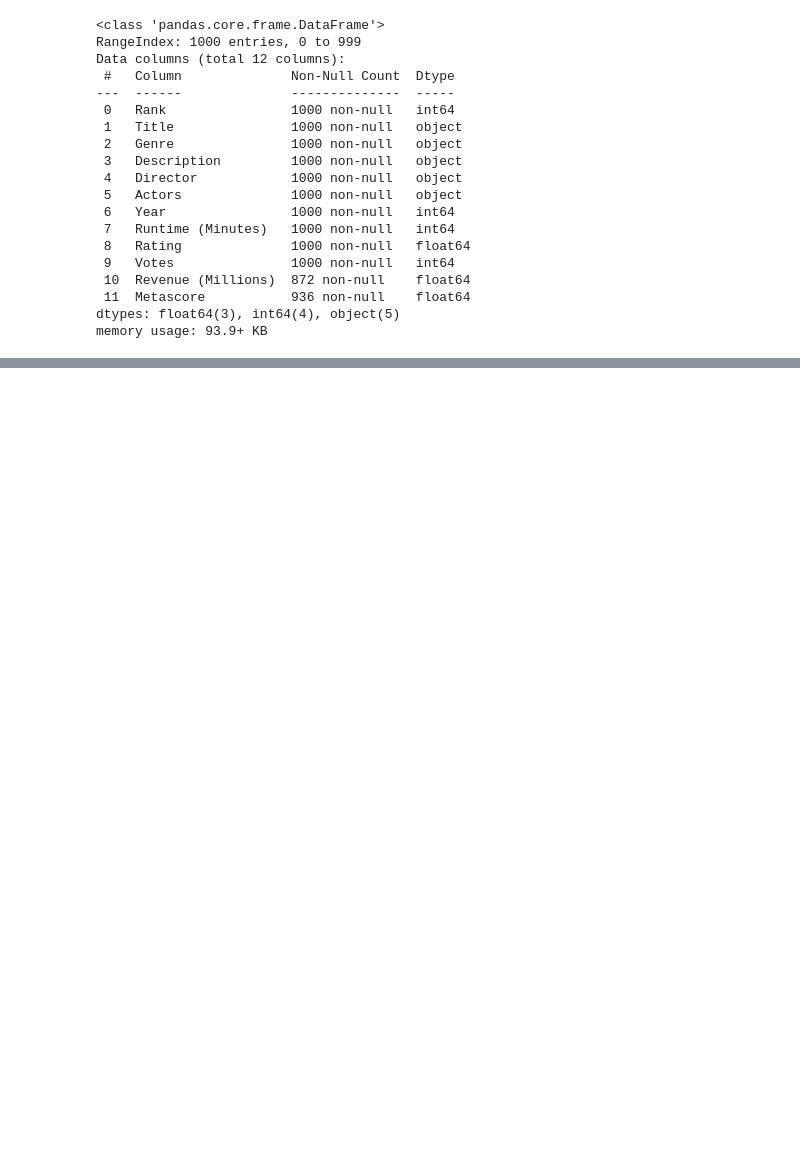
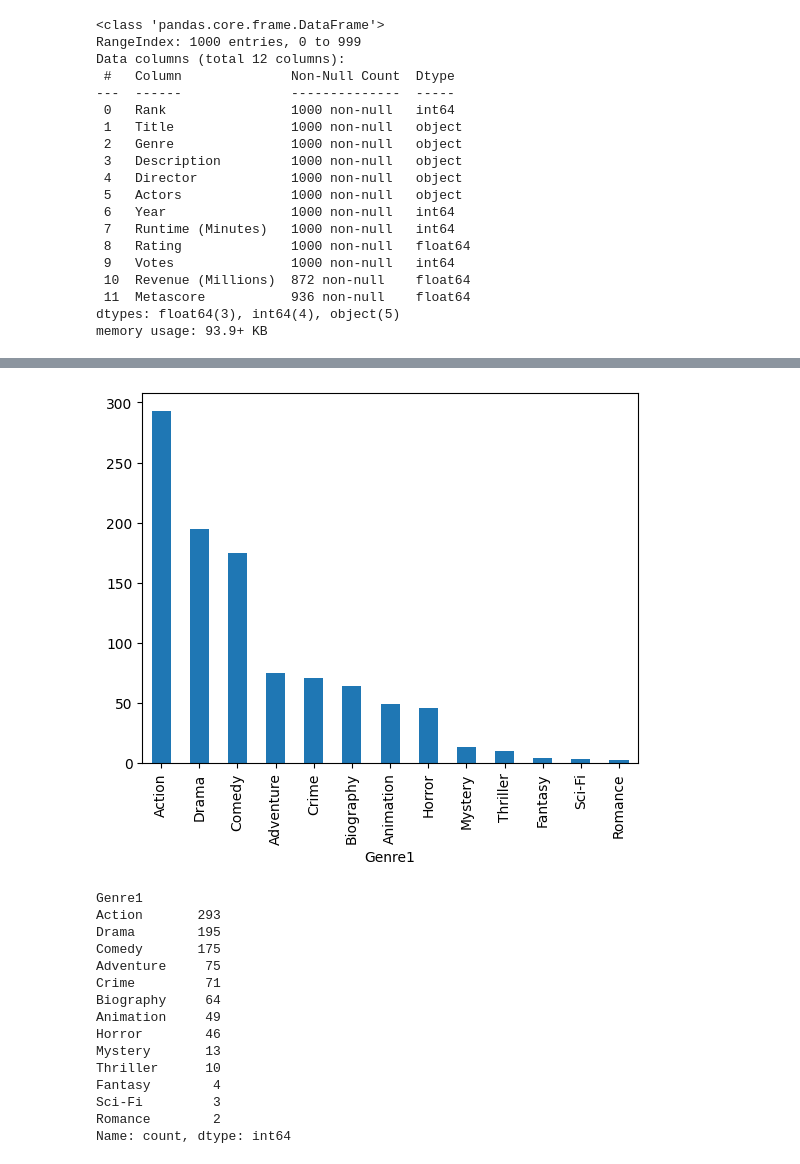
Before and after one commit to kemalhiero/tb_apm, a Jupyter notebook: app.ipynb, the cells around one changed output, grey strips where cells are left out. Cells and saved outputs as stored; diff of their text form; code cells hidden in the pictures; blank space fills up the shorter version.

```diff
--- a/app.ipynb
+++ b/app.ipynb
@@ -74,3 +92,28 @@ memory usage: 47.0+ KB
 # %%
 # dijadikan ke file csv baru
 data_film.to_csv('data/data_film.csv')
+# %%
+# cari genre terbanyak (genre 1), didapat genre terbanyak adalah action
+# Oleh karena itu, kami akan menggunakan komedi sebagai genre utama dalam pendekatan satu lawan satu (one-vs-all approach)
+train = pd.read_csv('data/data_film.csv')
+counts = train.Genre1.value_counts()
+counts.plot(kind='bar')
+plt.show()
+print (counts)
+# %% [output]
+[figure, added]
+Genre1
+Action       293
+Drama        195
+Comedy       175
+Adventure     75
+Crime         71
+Biography     64
+Animation     49
+Horror        46
+Mystery       13
+Thriller      10
+Fantasy        4
+Sci-Fi         3
+Romance        2
+Name: count, dtype: int64
```
Also changed, not shown: parts of 5 cells of this notebook, 5 other files.
